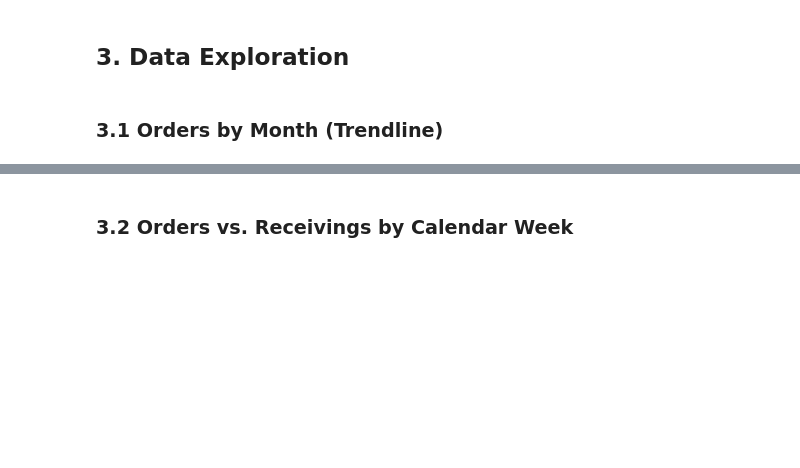
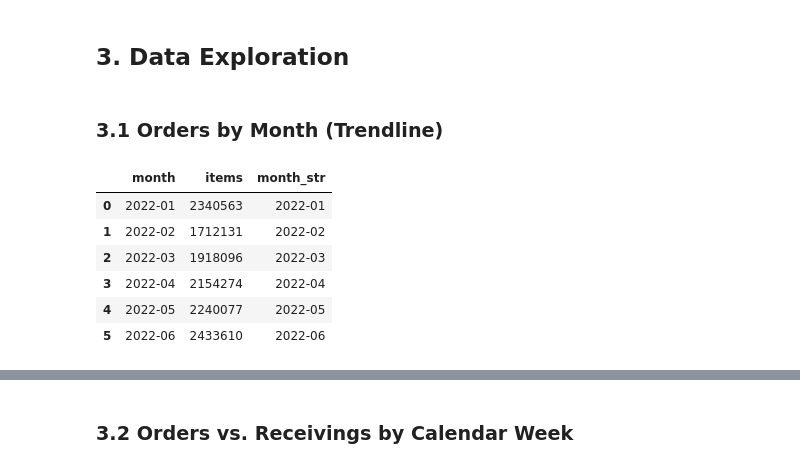
Before and after one commit to traha-89/zalando_fcst_case_study, a Jupyter notebook: analysis.ipynb, the cells around one changed output, grey strips where cells are left out. Cells and saved outputs as stored; diff of their text form; code cells hidden in the pictures; blank space fills up the shorter version.

```diff
--- a/analysis.ipynb
+++ b/analysis.ipynb
@@ -474 +486,11 @@ Each day of week in fcst has a day in historical, from where we can read pattern
+# %%
+monthly_orders
+# %% [output]
+|  | month | items | month_str |
+| 0 | 2022-01 | 2340563 | 2022-01 |
+| 1 | 2022-02 | 1712131 | 2022-02 |
+| 2 | 2022-03 | 1918096 | 2022-03 |
+| 3 | 2022-04 | 2154274 | 2022-04 |
+| 4 | 2022-05 | 2240077 | 2022-05 |
+| 5 | 2022-06 | 2433610 | 2022-06 |
 # %%
```
Also changed, not shown: parts of 7 cells of this notebook.
